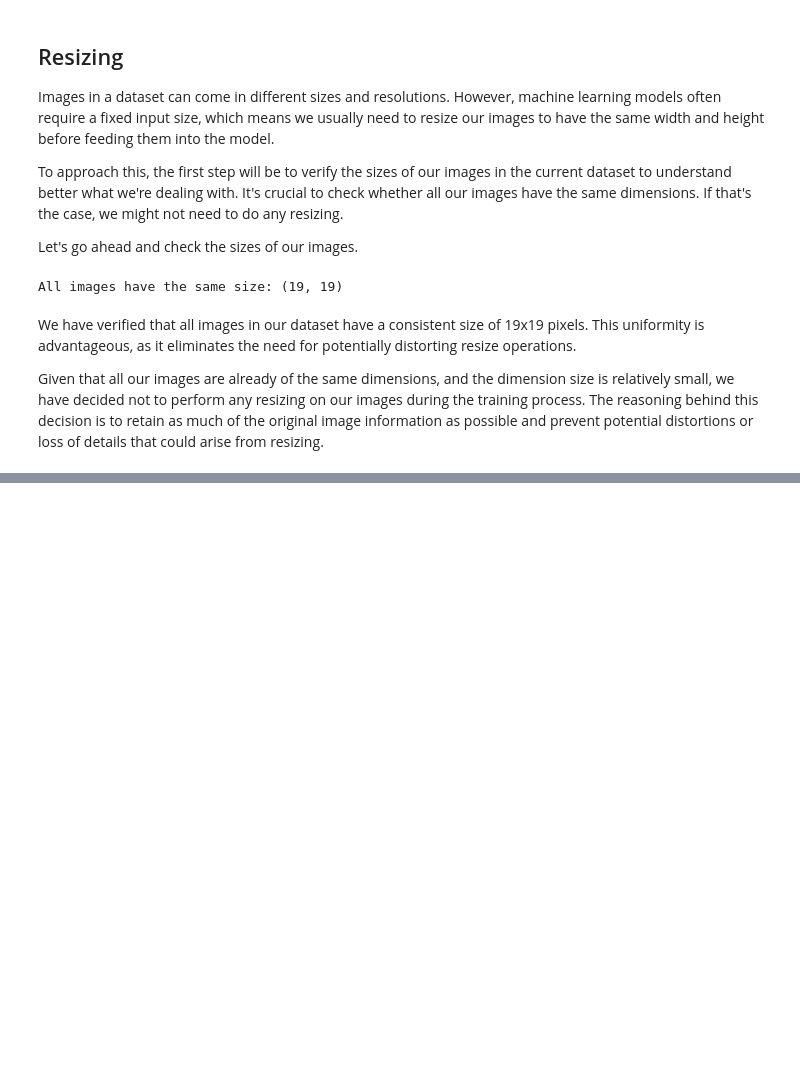
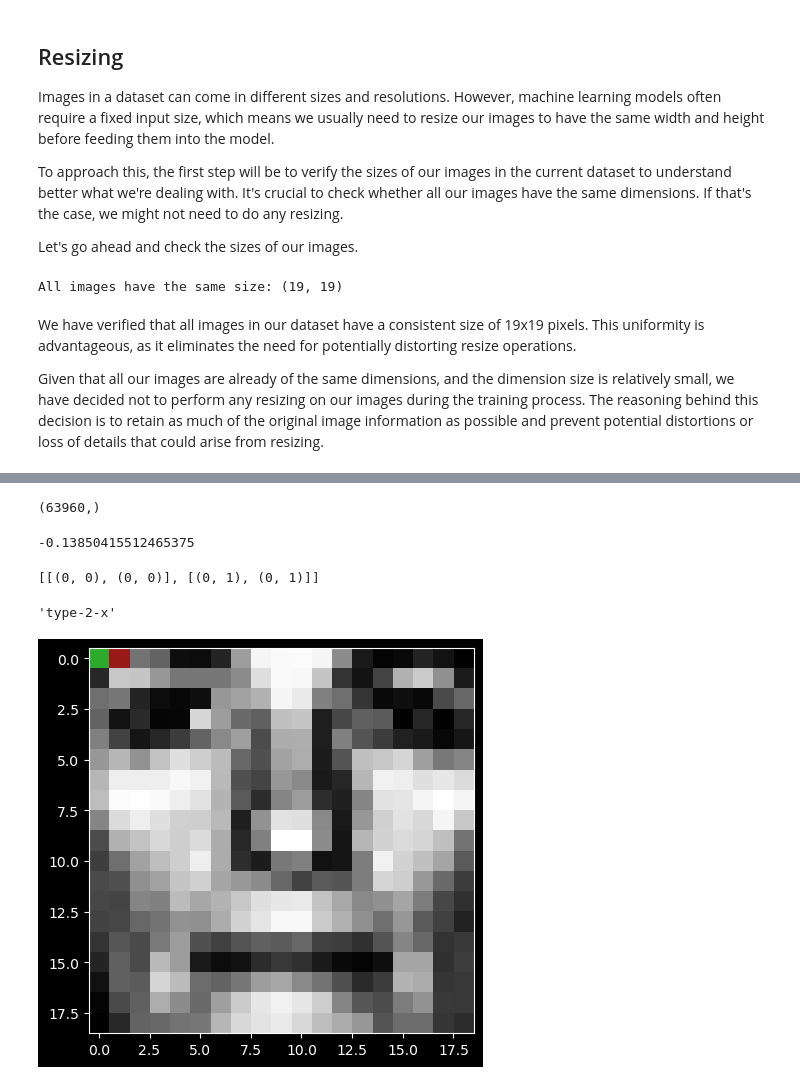
Before and after one commit to BRJoaquin/ml-ia-obligatorio, a Jupyter notebook: face_detector.ipynb, the cells around one changed output, grey strips where cells are left out. Drawn from its saved outputs; the diff is of its cells as text; code cells hidden in the pictures; blank space fills up the shorter version.

```diff
--- a/face_detector.ipynb
+++ b/face_detector.ipynb
@@ -306,0 +419,44 @@ Given that all our images are already of the same dimensions, and the dimension
+# %%
+# Define Haar-like features
+# type-2-x: 2 rectangles, horizontally aligned, top-left and top-right
+# type-2-y: 2 rectangles, vertically aligned, top-left and bottom-left
+# type-3-x: 3 rectangles, horizontally aligned, top-left, top-right and bottom-right
+# type-3-y: 3 rectangles, vertically aligned, top-left, bottom-left and bottom-right
+# type-4: 4 rectangles, 2-by-2 grid, top-left, top-right, bottom-left and bottom-right
+feature_types = ['type-2-x', 'type-2-y', 'type-3-x', 'type-3-y', 'type-4']
+
+# Compute the Haar-like features
+haar_features = haar_like_feature(ii, 0, 0, ii.shape[0], ii.shape[1], feature_types)
+# %%
+haar_features.shape
+# %% [output]
+(63960,)
+# %%
+haar_features[0]
+# %% [output]
+-0.13850415512465375
+# %%
+feature_coord, feature_type = haar_like_feature_coord(width=image.shape[1],
+                                                      height=image.shape[0],
+                                                      feature_type=feature_types)
+# %%
+feature_coord[0]
+# %% [output]
+[[(0, 0), (0, 0)], [(0, 1), (0, 1)]]
+# %%
+feature_type[0]
+# %% [output]
+'type-2-x'
+# %%
+plt.figure(figsize = (5,5))
+
+feature_image = draw_haar_like_feature(image, 0, 0,
+                                       image.shape[1],
+                                       image.shape[0],
+                                       [feature_coord[0]]
+                                      )
+
+plt.imshow(feature_image, cmap='gray')
+plt.show()
+# %% [output]
+[figure, added]
```
Also changed, not shown: parts of 36 cells of this notebook, 2 other files.
